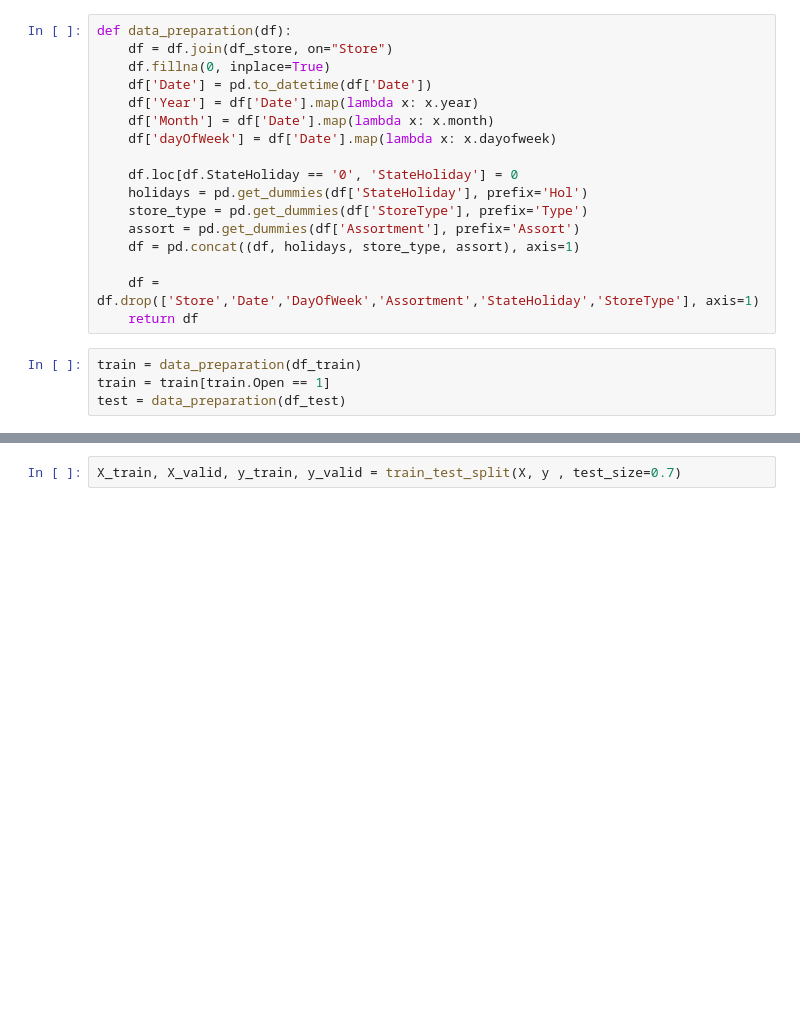
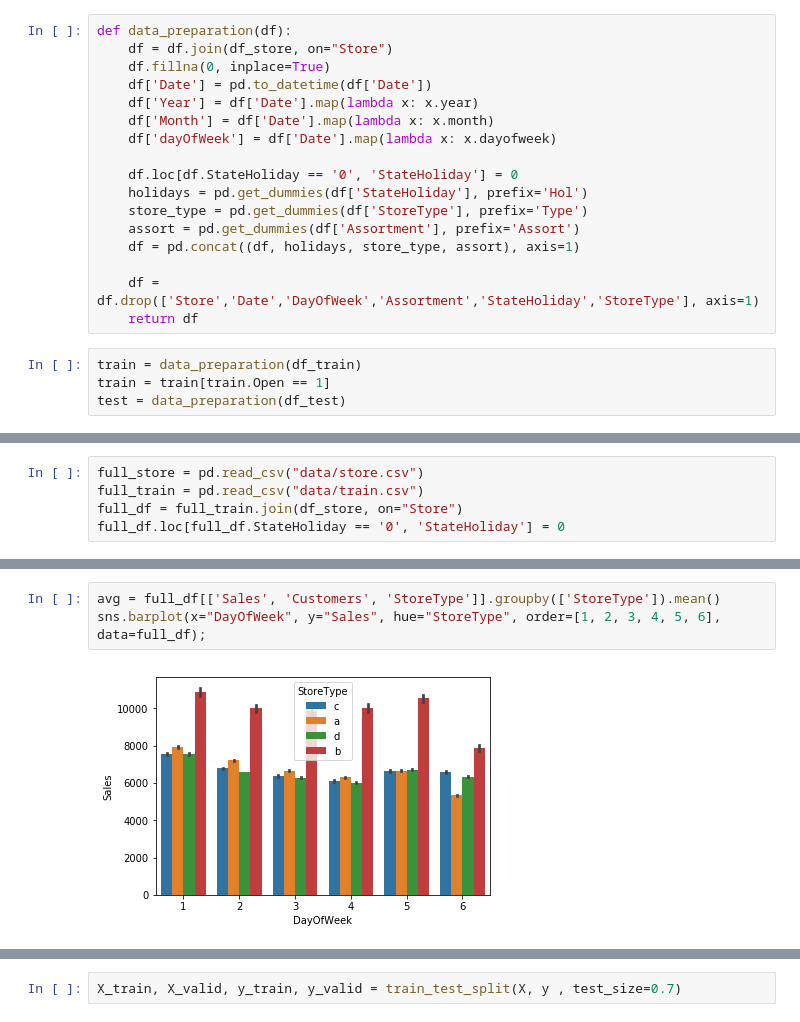
Before and after one commit to lukinaanastasiya/data-science-projects, a Jupyter notebook: Rossmann_Store_Sales/rossmann_store_sales_new_vision.ipynb, the cells around one changed output, grey strips where cells are left out. Saved outputs shown, nothing was run; the diff lists cells and outputs as text; blank space fills up the shorter version.

```diff
--- a/Rossmann_Store_Sales/rossmann_store_sales_new_vision.ipynb
+++ b/Rossmann_Store_Sales/rossmann_store_sales_new_vision.ipynb
@@ -121,0 +207,5 @@ test = data_preparation(df_test)
+# %%
+full_store = pd.read_csv("data/store.csv")
+full_train = pd.read_csv("data/train.csv")
+full_df = full_train.join(df_store, on="Store")
+full_df.loc[full_df.StateHoliday == '0', 'StateHoliday'] = 0
@@ -121,0 +228,5 @@ test = data_preparation(df_test)
+# %%
+avg = full_df[['Sales', 'Customers', 'StoreType']].groupby(['StoreType']).mean()
+sns.barplot(x="DayOfWeek", y="Sales", hue="StoreType", order=[1, 2, 3, 4, 5, 6], data=full_df);
+# %% [output]
+[figure, added]
```
Also changed, not shown: parts of 34 cells of this notebook.
